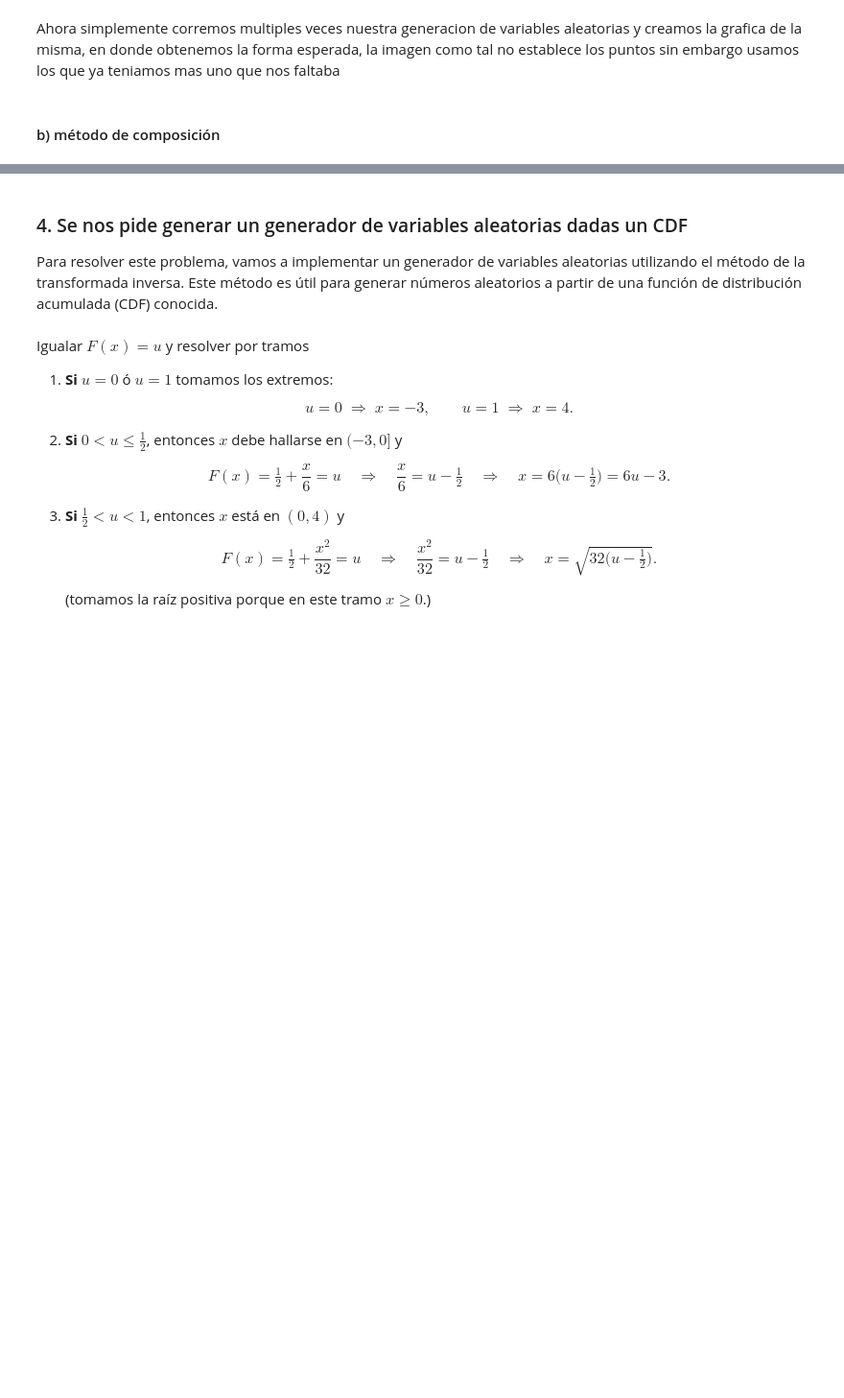
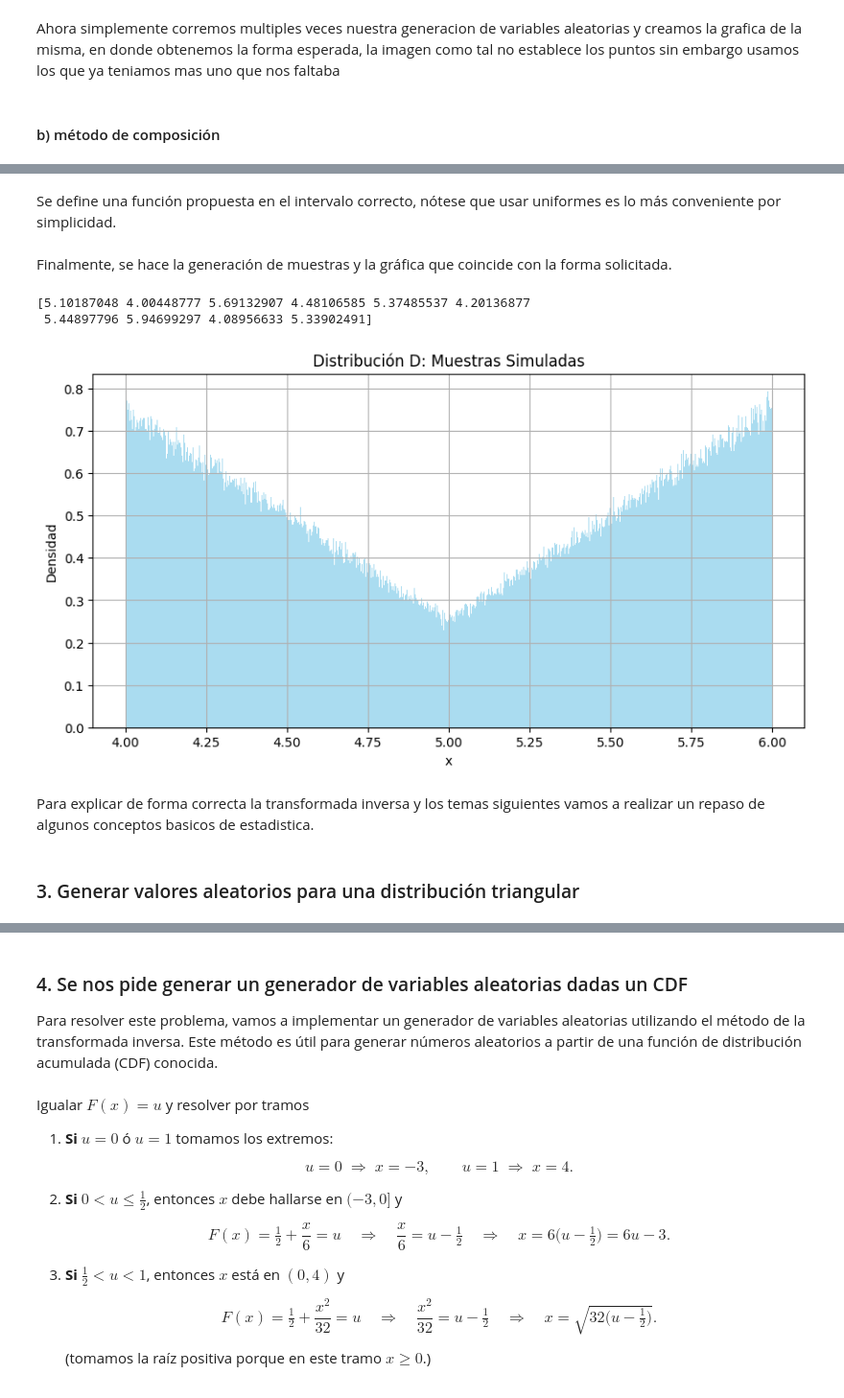
Before and after one commit to JaredMijailRE/simulador-por-eventos, a Jupyter notebook: taller.ipynb, the cells around one changed output, grey strips where cells are left out. Shown: that part at 96% size. Cells and saved outputs as stored; diff of their text form; code cells hidden in the pictures; blank space fills up the shorter version.

```diff
--- a/taller.ipynb
+++ b/taller.ipynb
@@ -326,0 +408,33 @@ Ahora simplemente corremos multiples veces nuestra generacion de variables aleat
+# %%
+@jit(nopython=True)
+def target_pdf_d(x) -> float:
+    if 4 <= x < 5:
+        return 0.75 - 0.5 * (x - 4)
+    elif 5 <= x <= 6:
+        return 0.25 + 0.5 * (x - 5)
+    else:
+        return 0.0
+# %% [markdown]
+Se define una función propuesta en el intervalo correcto, nótese que usar uniformes es lo más conveniente por simplicidad.
+# %%
+@jit(nopython=True)
+def proposal_Sampler_d() -> float:
+    return np.random.uniform(4, 6)
+
+M_d = 1.5
+# %% [markdown]
+Finalmente, se hace la generación de muestras y la gráfica que coincide con la forma solicitada.
+# %%
+samples_d = sampling(n_Samples, lambda: rejection_Method(target_pdf_d, proposal_Sampler_d, M_d))
+print(samples_d[:10])
+# %% [output]
+[5.10187048 4.00448777 5.69132907 4.48106585 5.37485537 4.20136877
+ 5.44897796 5.94699297 4.08956633 5.33902491]
+# %%
+rej_Make_Graph(samples_d, "Distribución D: Muestras Simuladas")
+# %% [output]
+[figure, added]
+# %% [markdown]
+Para explicar de forma correcta la transformada inversa y los temas siguientes vamos a realizar un repaso de algunos conceptos basicos de estadistica.
+# %% [markdown]
+### 3. Generar valores aleatorios para una distribución triangular
```
Also changed, not shown: parts of 50 cells of this notebook.
